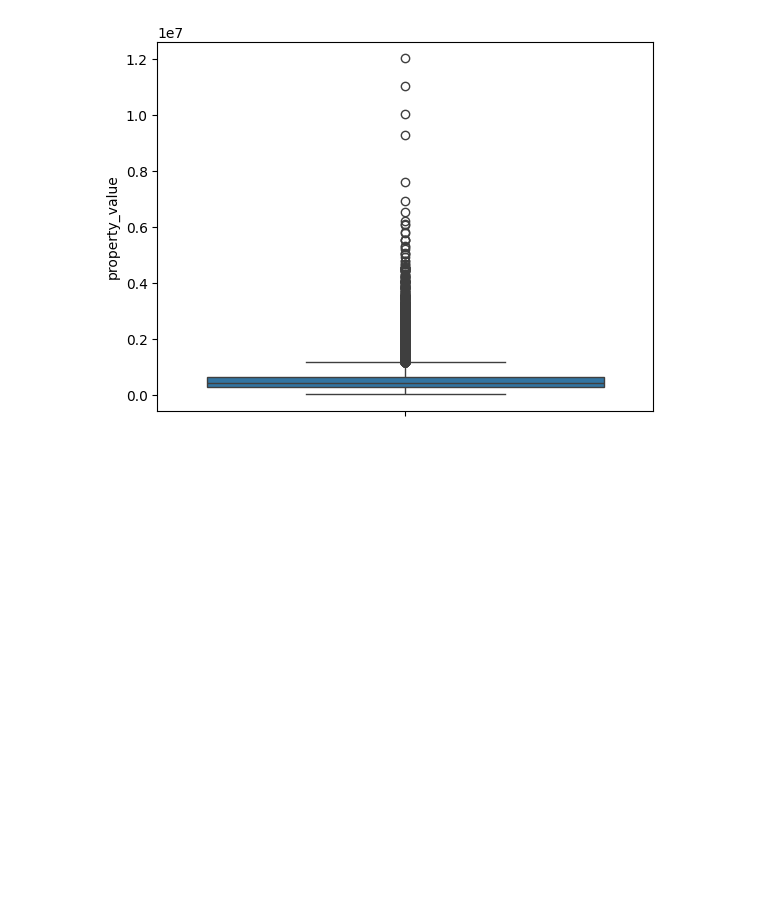
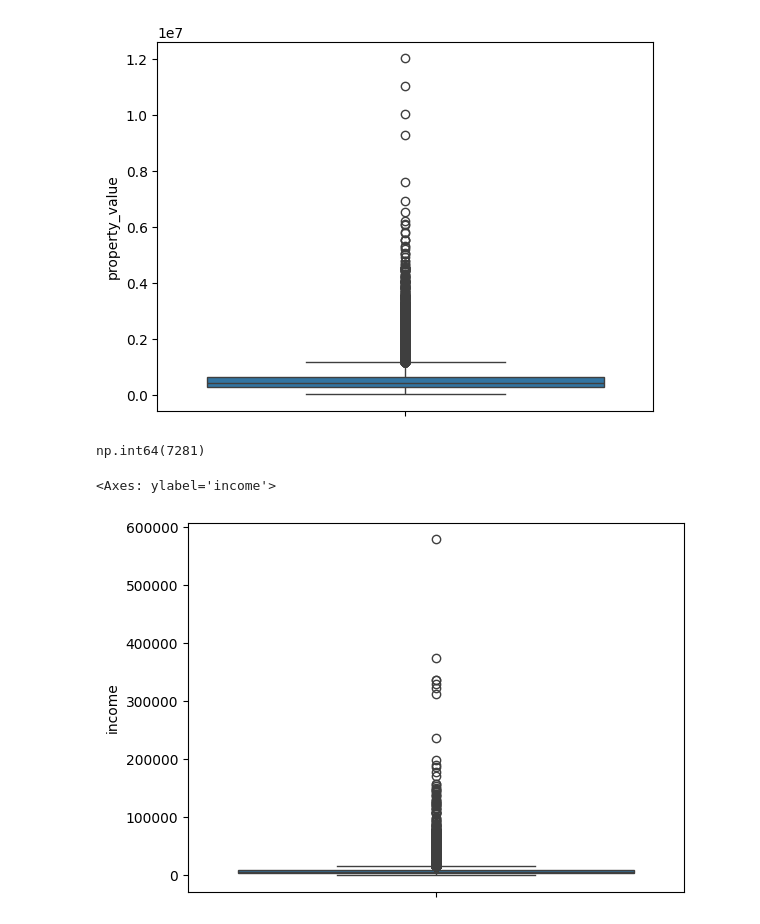
Before and after one commit to YASH280626/loan-default-prediction, a Jupyter notebook: analysis.ipynb, the cells around one changed output. Cells and saved outputs as stored; diff of their text form; code cells hidden in the pictures; blank space fills up the shorter version.

Commit message:
Perfomed Imputation on missing values of income feature

```diff
--- a/analysis.ipynb
+++ b/analysis.ipynb
@@ -1183,3 +1183,12 @@ property_value_median = X_train['property_value'].median()
 X_train['property_value'] = X_train['property_value'].fillna(property_value_median)
 # %%
 X_test['property_value'] = X_test['property_value'].fillna(property_value_median)
+# %%
+X_train['income'].isnull().sum()
+# %% [output]
+np.int64(7281)
+# %%
+sns.boxplot(data=X_train['income'])
+# %% [output]
+<Axes: ylabel='income'>
+[figure, added]
```
Also changed, not shown: parts of 3 cells of this notebook.
